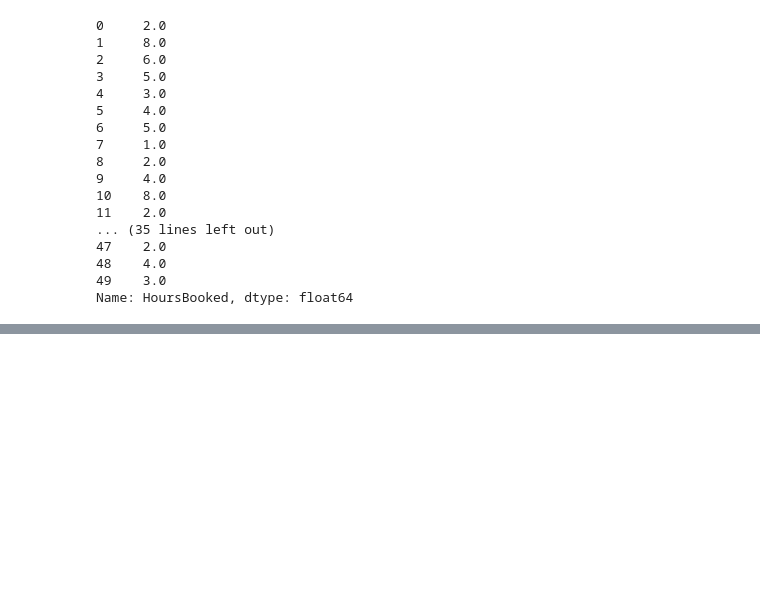
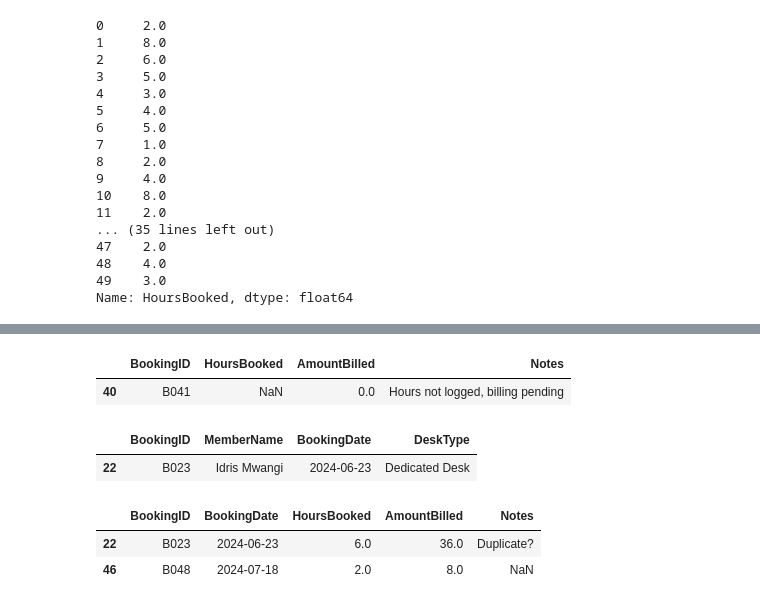
Before and after one commit to JunayedMh/pandas_prac, a Jupyter notebook: Sept/Sept_18/cleaning.ipynb, the cells around one changed output, grey strips where cells are left out. Cells and saved outputs as stored; diff of their text form; code cells hidden in the pictures; blank space fills up the shorter version.

```diff
--- a/Sept/Sept_18/cleaning.ipynb
+++ b/Sept/Sept_18/cleaning.ipynb
@@ -316,0 +469,5 @@ Name: HoursBooked, dtype: float64
+# %%
+df["Correct_Bill"] = (df["HoursBooked"] * df["HourlyRate"]).round(2)
+amount_mismatch = (df["AmountBilled"] - df["Correct_Bill"]).abs() > 0.01
+
+df.loc[amount_mismatch, ["BookingID", "MembershipTier", "HoursBooked", "HourlyRate", "AmountBilled"]]
@@ -316,0 +477,3 @@ Name: HoursBooked, dtype: float64
+# %%
+df["AmountBilled"] = df["Correct_Bill"].fillna(df["AmountBilled"])
+df["AmountBilled"]
@@ -316,0 +498,18 @@ Name: HoursBooked, dtype: float64
+# %%
+df.loc[df["BookingID"] == "B009", "Notes"] = "AmountBilled does not match HoursBooked x rate - updated price"
+# %%
+df.loc[df["HoursBooked"].isna(), ["BookingID", "HoursBooked", "AmountBilled", "Notes"]]
+# %% [output]
+|  | BookingID | HoursBooked | AmountBilled | Notes |
+| 40 | B041 | NaN | 0.0 | Hours not logged, billing pending |
+# %%
+df.loc[df["Notes"] == "Duplicate?", ["BookingID", "MemberName", "BookingDate", "DeskType"]]
+# %% [output]
+|  | BookingID | MemberName | BookingDate | DeskType |
+| 22 | B023 | Idris Mwangi | 2024-06-23 | Dedicated Desk |
+# %%
+df.loc[df["MemberName"] == "Idris Mwangi", ["BookingID", "BookingDate","HoursBooked", "AmountBilled", "Notes"]]
+# %% [output]
+|  | BookingID | BookingDate | HoursBooked | AmountBilled | Notes |
+| 22 | B023 | 2024-06-23 | 6.0 | 36.0 | Duplicate? |
+| 46 | B048 | 2024-07-18 | 2.0 | 8.0 | NaN |
```
Also changed, not shown: parts of 16 cells of this notebook.
